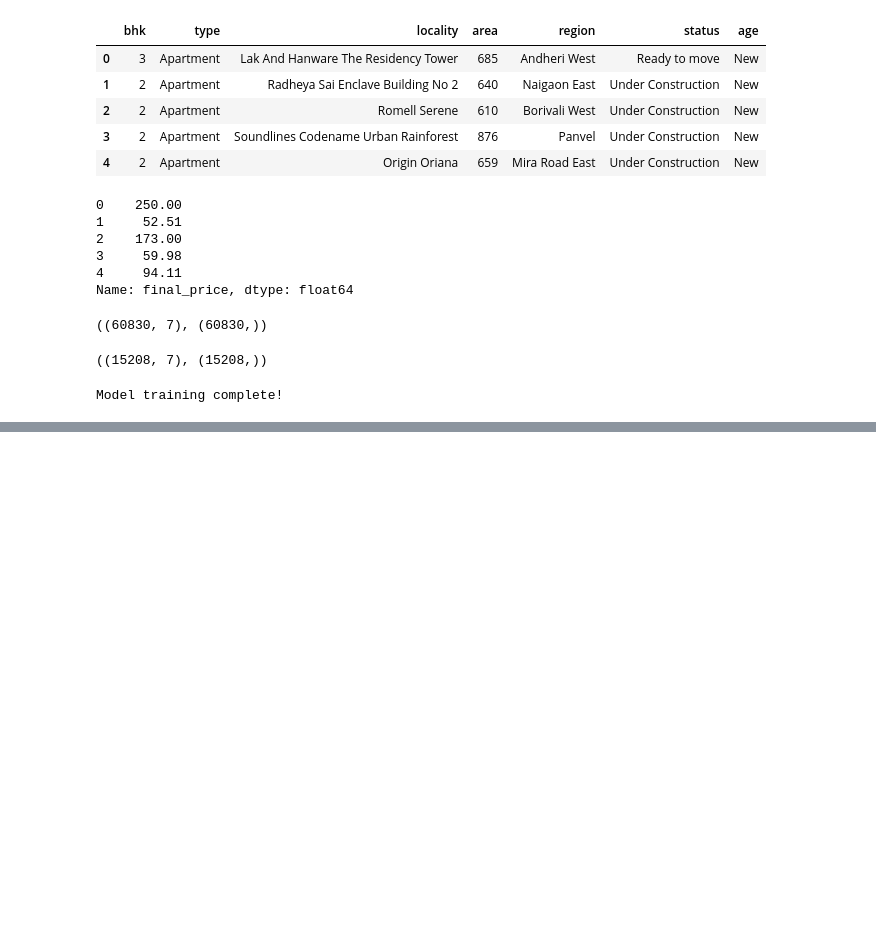
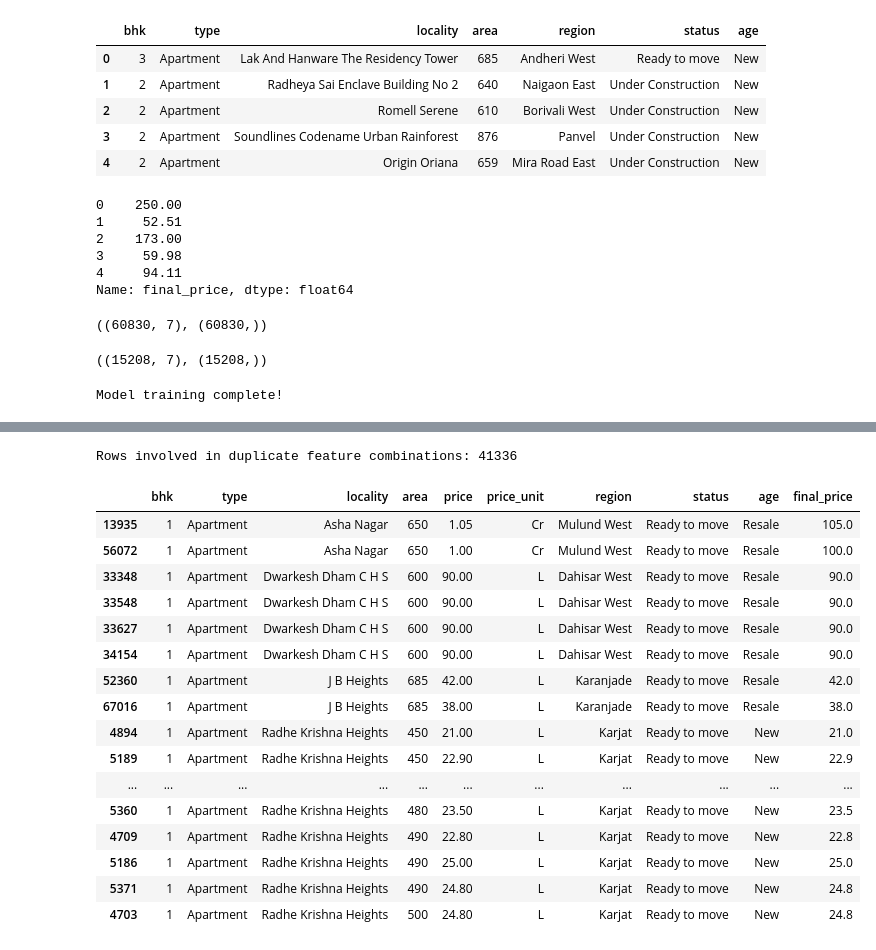
Before and after one commit to Student-boy143/mumbai-house-price-prediction, a Jupyter notebook: notebooks/01_data_exploration.ipynb, the cells around one changed output, grey strips where cells are left out. Cells and saved outputs as stored; diff of their text form; code cells hidden in the pictures; blank space fills up the shorter version.

Commit message:
Analyze prediction errors and investigate duplicate features

```diff
--- a/notebooks/01_data_exploration.ipynb
+++ b/notebooks/01_data_exploration.ipynb
@@ -266,0 +321,39 @@ Linear Regression MAE: ₹35.07 lakhs
+# %%
+# Count how often each feature combination appears
+feature_columns = [
+    "bhk", "type", "locality", "area", "region", "status", "age"
+]
+
+duplicate_features = df.duplicated(
+    subset=feature_columns,
+    keep=False
+)
+
+# Show rows that share the same feature combination
+duplicate_rows = df.loc[duplicate_features].sort_values(
+    by=feature_columns
+)
+
+print("Rows involved in duplicate feature combinations:",
+      len(duplicate_rows))
+
+display(duplicate_rows.head(20))
+# %% [output]
+Rows involved in duplicate feature combinations: 41336
+|  | bhk | type | locality | area | price | price_unit | region | status | age | final_price |
+| 13935 | 1 | Apartment | Asha Nagar | 650 | 1.05 | Cr | Mulund West | Ready to move | Resale | 105.0 |
+| 56072 | 1 | Apartment | Asha Nagar | 650 | 1.00 | Cr | Mulund West | Ready to move | Resale | 100.0 |
+| 33348 | 1 | Apartment | Dwarkesh Dham C H S | 600 | 90.00 | L | Dahisar West | Ready to move | Resale | 90.0 |
+| 33548 | 1 | Apartment | Dwarkesh Dham C H S | 600 | 90.00 | L | Dahisar West | Ready to move | Resale | 90.0 |
+| 33627 | 1 | Apartment | Dwarkesh Dham C H S | 600 | 90.00 | L | Dahisar West | Ready to move | Resale | 90.0 |
+| 34154 | 1 | Apartment | Dwarkesh Dham C H S | 600 | 90.00 | L | Dahisar West | Ready to move | Resale | 90.0 |
+| 52360 | 1 | Apartment | J B Heights | 685 | 42.00 | L | Karanjade | Ready to move | Resale | 42.0 |
+| 67016 | 1 | Apartment | J B Heights | 685 | 38.00 | L | Karanjade | Ready to move | Resale | 38.0 |
+| 4894 | 1 | Apartment | Radhe Krishna Heights | 450 | 21.00 | L | Karjat | Ready to move | New | 21.0 |
+| 5189 | 1 | Apartment | Radhe Krishna Heights | 450 | 22.90 | L | Karjat | Ready to move | New | 22.9 |
+| ... | ... | ... | ... | ... | ... | ... | ... | ... | ... | ... |
+| 5360 | 1 | Apartment | Radhe Krishna Heights | 480 | 23.50 | L | Karjat | Ready to move | New | 23.5 |
+| 4709 | 1 | Apartment | Radhe Krishna Heights | 490 | 22.80 | L | Karjat | Ready to move | New | 22.8 |
+| 5186 | 1 | Apartment | Radhe Krishna Heights | 490 | 25.00 | L | Karjat | Ready to move | New | 25.0 |
+| 5371 | 1 | Apartment | Radhe Krishna Heights | 490 | 24.80 | L | Karjat | Ready to move | New | 24.8 |
+| 4703 | 1 | Apartment | Radhe Krishna Heights | 500 | 24.80 | L | Karjat | Ready to move | New | 24.8 |
```
Also changed, not shown: parts of 5 cells of this notebook.
